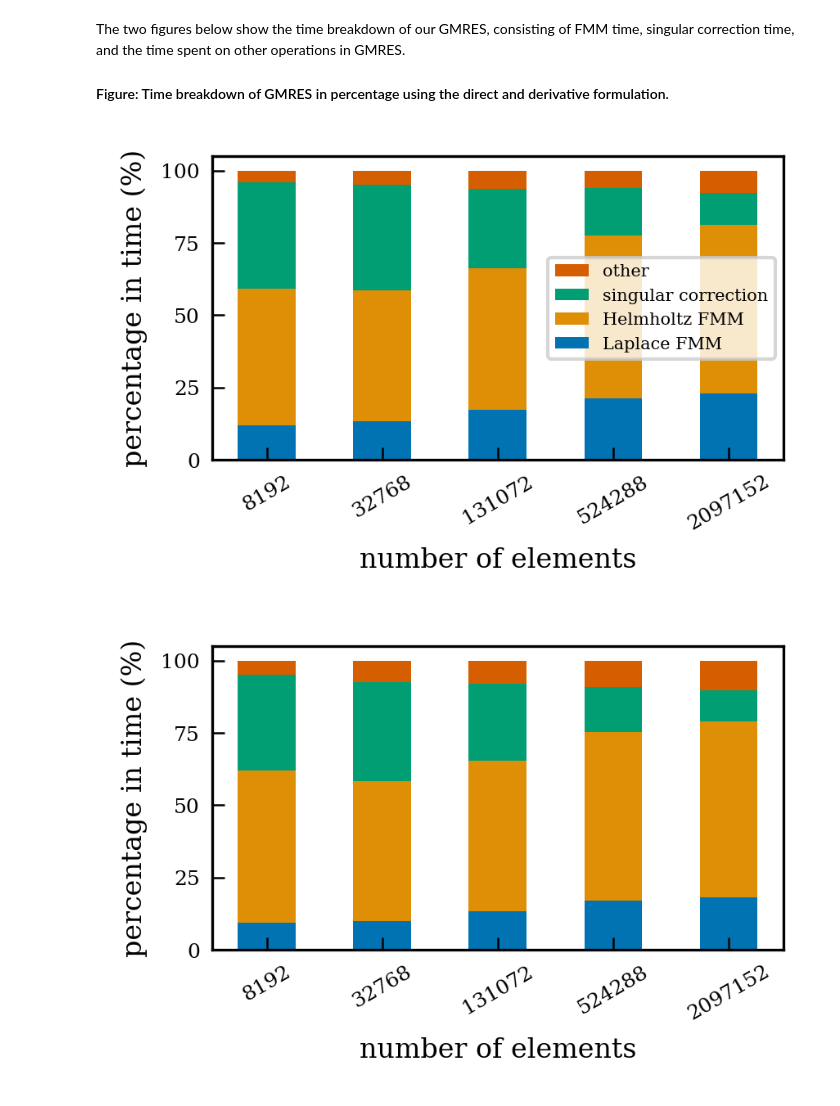
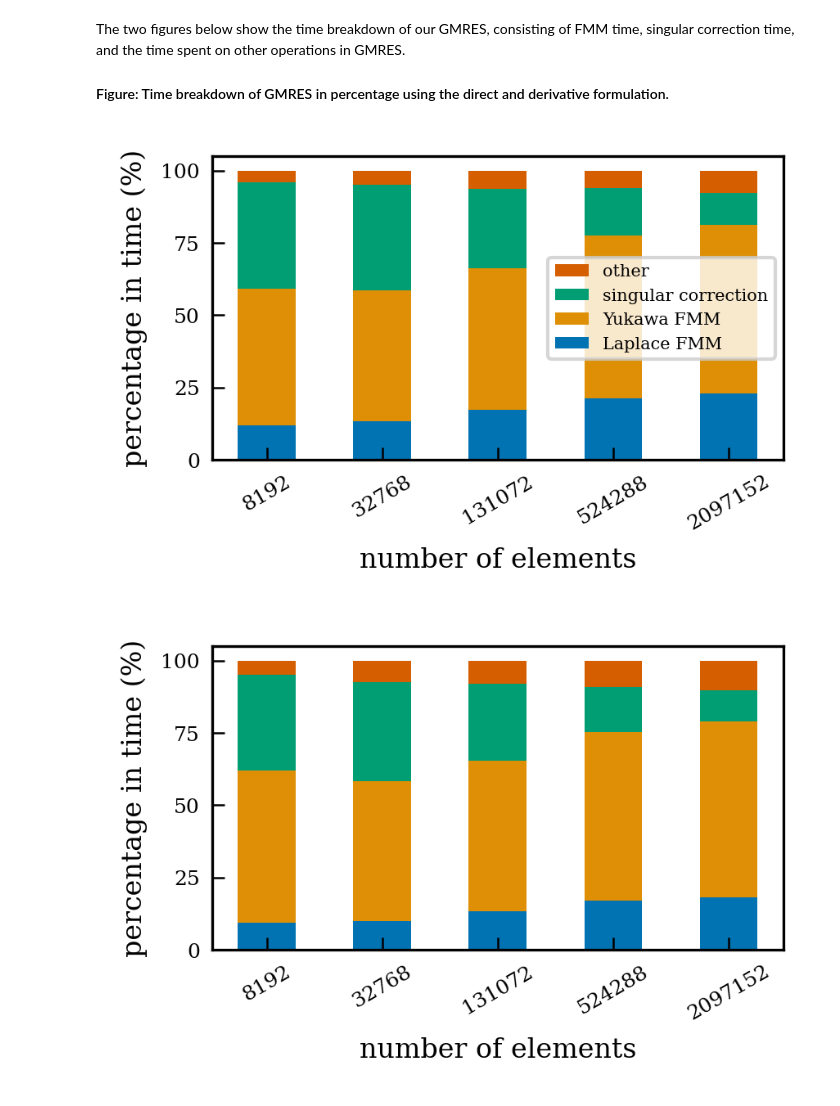
Before and after one commit to barbagroup/bempp_exafmm_paper, a Jupyter notebook: repro-pack/notebooks/sphere_performance.ipynb, the cells around one changed output. Saved outputs shown, nothing was run; the diff lists cells and outputs as text; code cells hidden in the pictures.

```diff
--- a/repro-pack/notebooks/sphere_performance.ipynb
+++ b/repro-pack/notebooks/sphere_performance.ipynb
@@ -141,30 +141,30 @@ The two figures below show the time breakdown of our GMRES, consisting of FMM ti
 # %%
 prop_laplace = direct_df.t_laplace / direct_df.t_total_gmres * 100
 prop_helmholtz = direct_df.t_helmholtz / direct_df.t_total_gmres * 100
 prop_correction = direct_df.t_singular_correction / direct_df.t_total_gmres * 100
 prop_other = direct_df.t_gmres_other / direct_df.t_total_gmres * 100
 
 width = 0.5
 r = np.arange(direct_df.shape[0])
 fig = plt.figure(figsize=(3,2))
 ax1 = fig.add_subplot(111)
 ax1.set_prop_cycle(cb)
 ax1.bar(r, prop_laplace, width=width, label='Laplace FMM')
-ax1.bar(r, prop_helmholtz, bottom=prop_laplace, width=width, label='Helmholtz FMM')
+ax1.bar(r, prop_helmholtz, bottom=prop_laplace, width=width, label='Yukawa FMM')
 ax1.bar(r, prop_correction, bottom=prop_laplace+prop_helmholtz, width=width, label='singular correction')
 ax1.bar(r, prop_other, bottom=prop_laplace+prop_helmholtz+prop_correction, width=width, label='other')
 
 handles, labels = ax1.get_legend_handles_labels()
 ax1.legend(handles[::-1], labels[::-1], loc='best', fontsize=5)
 ax1.set_xlabel('number of elements')
 ax1.set_ylabel('percentage in time (%)')
 
 plt.yticks(fontsize=6)
 plt.xticks(r, direct_df.index, rotation=30, fontsize=6)
 plt.tight_layout()
 # plt.savefig('../../tex/figs/sphere_gmres_direct.pdf', dpi=300);
 # %% [output]
-[figure, old version]
+[figure, new version]
 # %%
 prop_laplace = derivative_df.t_laplace / derivative_df.t_total_gmres * 100
 prop_helmholtz = derivative_df.t_helmholtz / derivative_df.t_total_gmres * 100
```
Also changed, not shown: parts of 3 cells of this notebook, 5 other files.
